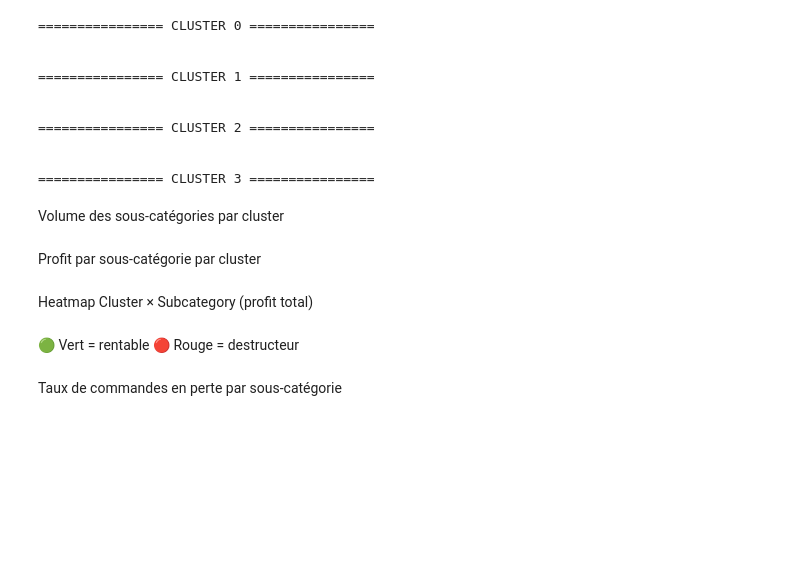
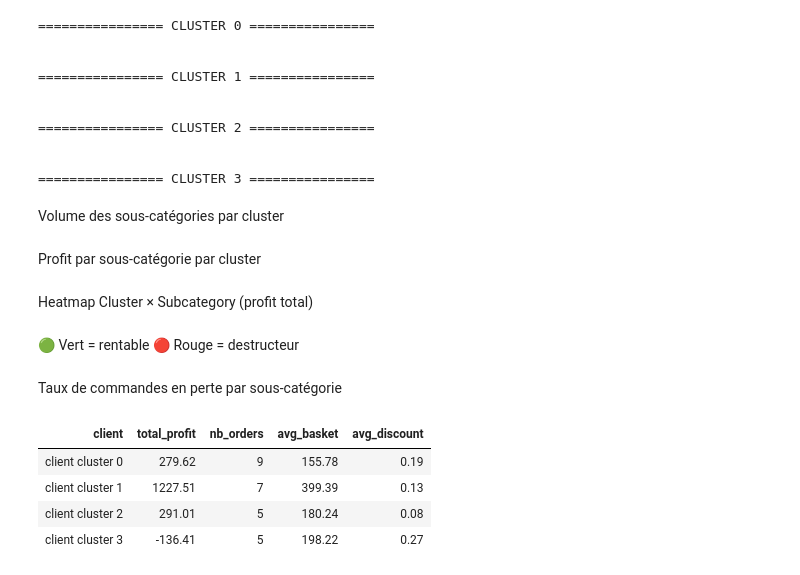
Before and after one commit to msshaqura/project_superstore, a Jupyter notebook: notebooks/sample_superstore.ipynb, the cells around one changed output. Drawn from its saved outputs; the diff is of its cells as text; code cells hidden in the pictures; blank space fills up the shorter version.

```diff
--- a/notebooks/sample_superstore.ipynb
+++ b/notebooks/sample_superstore.ipynb
@@ -562,18 +579,3 @@ labels_percent = [
     f"{int(interval.left*100)}–{int(interval.right*100)}%"
     for interval in profit_moyen.index
 ]
-# %%
-import matplotlib.pyplot as plt
-
-plt.figure(figsize=(8,5))
-profit_annuel.plot(marker="o", linewidth=3, color="#2ca02c")
-
-for i, value in enumerate(profit_annuel):
-    plt.text(profit_annuel.index[i], value, f"${value:,.0f}",
-             ha="center", va="bottom")
-
-plt.title("Évolution annuelle du profit total")
-plt.xlabel("Année")
-plt.ylabel("Profit total ($)")
-plt.grid(alpha=0.3)
-plt.show()
@@ -2566,3 +2565,56 @@ fig.update_yaxes(tickformat=".0%")
 fig.update_xaxes(tickangle=45)
 
 fig.show()
+# %%
+#Tableau clients proche des clusters
+# ==========================================
+# Clients les plus proches des 4 clusters
+# ==========================================
+
+
+clients_list = []
+
+
+for i in range(4):  # 4 clusters : 0,1,2,3
+
+   cluster_mask = client_clean["cluster"] == i
+   X_cluster = X_clean[cluster_mask.values]
+   centroid = kmeans.cluster_centers_[i]
+
+   # Distance euclidienne
+   distances = ((X_cluster - centroid) ** 2).sum(axis=1) ** 0.5
+   closest_index = distances.argmin()
+
+   closest_client = (
+       client_clean[cluster_mask]
+       .iloc[[closest_index]]
+       .drop(columns=["outlier", "cluster", "pca_1", "pca_2", "pca_3"])
+   )
+
+   # Nom business
+   closest_client.index = [f"client cluster {i}"]
+   closest_client = (
+       closest_client
+       .reset_index()
+       .rename(columns={"index": "client"})
+   )
+
+   clients_list.append(closest_client)
+
+
+# Regroupement final
+clients_representatifs = pd.concat(clients_list)
+
+
+# Affichage propre
+clients_representatifs.style.format({
+   "total_profit": "{:.2f}",
+   "avg_basket": "{:.2f}",
+   "avg_discount": "{:.2f}"
+}).hide(axis="index")
+# %% [output]
+| client | total_profit | nb_orders | avg_basket | avg_discount |
+| client cluster 0 | 279.62 | 9 | 155.78 | 0.19 |
+| client cluster 1 | 1227.51 | 7 | 399.39 | 0.13 |
+| client cluster 2 | 291.01 | 5 | 180.24 | 0.08 |
+| client cluster 3 | -136.41 | 5 | 198.22 | 0.27 |
```
Also changed, not shown: parts of 7 cells of this notebook.
